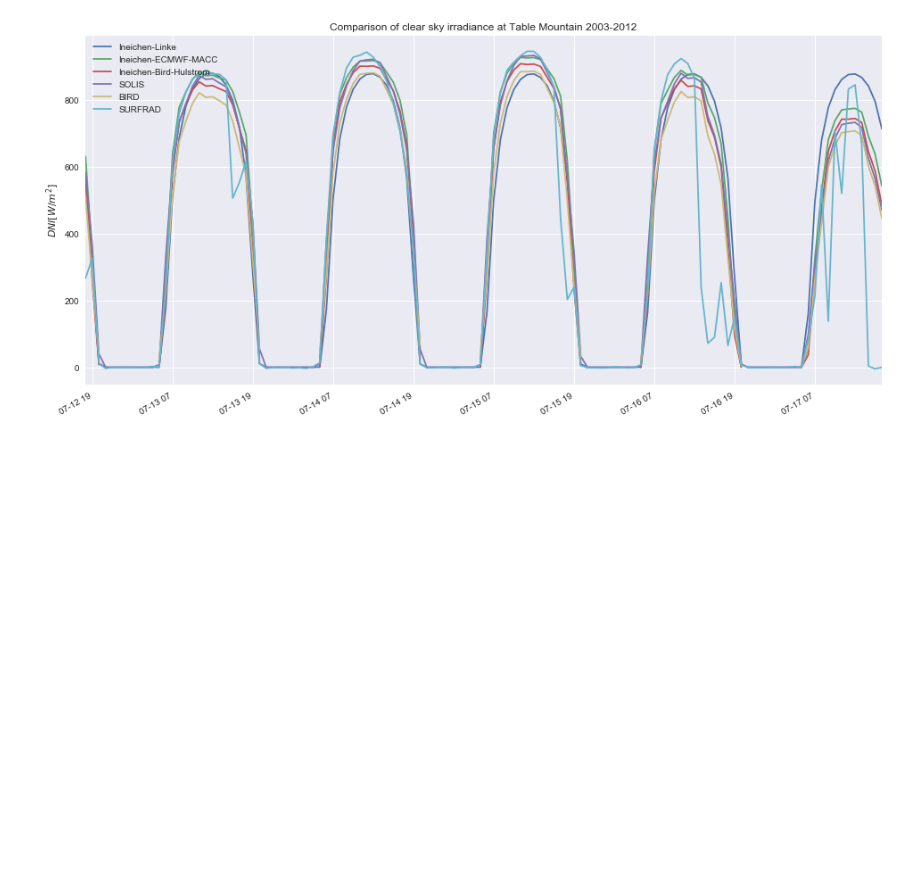
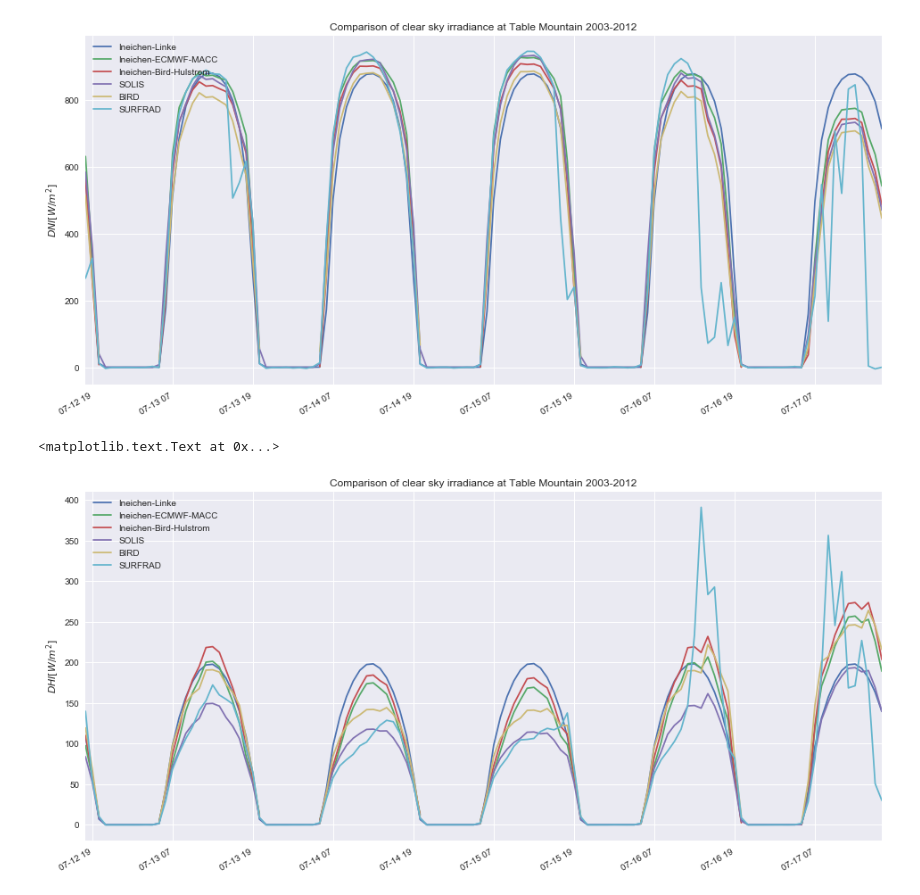
Before and after one commit to mikofski/pvsc44-clearsky-aod, a Jupyter notebook: PVSC-Clearsky-AOD.ipynb, the cells around one changed output. Saved outputs shown, nothing was run; the diff lists cells and outputs as text; code cells hidden in the pictures; blank space fills up the shorter version.

```diff
--- a/PVSC-Clearsky-AOD.ipynb
+++ b/PVSC-Clearsky-AOD.ipynb
@@ -259,12 +271,6 @@ plt.xlabel('years')
 # %% [markdown]
 ### Clear sky models
 There are several clear sky models, and they take different arguments.
-# %%
-ETR = pvlib.irradiance.extraradiation(DATA.index)
-atm_params.insert(4, 'etr', ETR)
-atm_params.insert(4, 'apparent_elevation', SOLPOS.apparent_elevation)
-atm_params.insert(6, 'press', DATA['press'])
-atm_params.insert(6, 'am', AIRMASS)
 # %%
 # calculate clear sky
 INEICHEN_LT = pvlib.clearsky.ineichen(
@@ -311,3 +314,15 @@ plt.ylabel('$DNI [W/m^2]$')
 # %% [output]
 <matplotlib.text.Text at 0x...>
 [figure]
+# %%
+# plot diffuse irradiance
+pd.concat([
+    INEICHEN_LT['dhi'], INEICHEN_CALC['dhi'], INEICHEN_AOD_CALC['dhi'],
+    SOLIS['dhi'], BIRD['dhi'], atm_params['dhi']
+], axis=1)['2006-07-13':'2006-07-17'].resample('H').mean().tz_convert(METADATA['tz'][station_id]).plot()
+plt.legend(LEGEND, loc=2)
+plt.title('Comparison of clear sky irradiance at %s 2003-2012' % METADATA['station name'][station_id])
+plt.ylabel('$DHI [W/m^2]$')
+# %% [output]
+<matplotlib.text.Text at 0x...>
+[figure, added]
```
Also changed, not shown: parts of 8 cells of this notebook.
